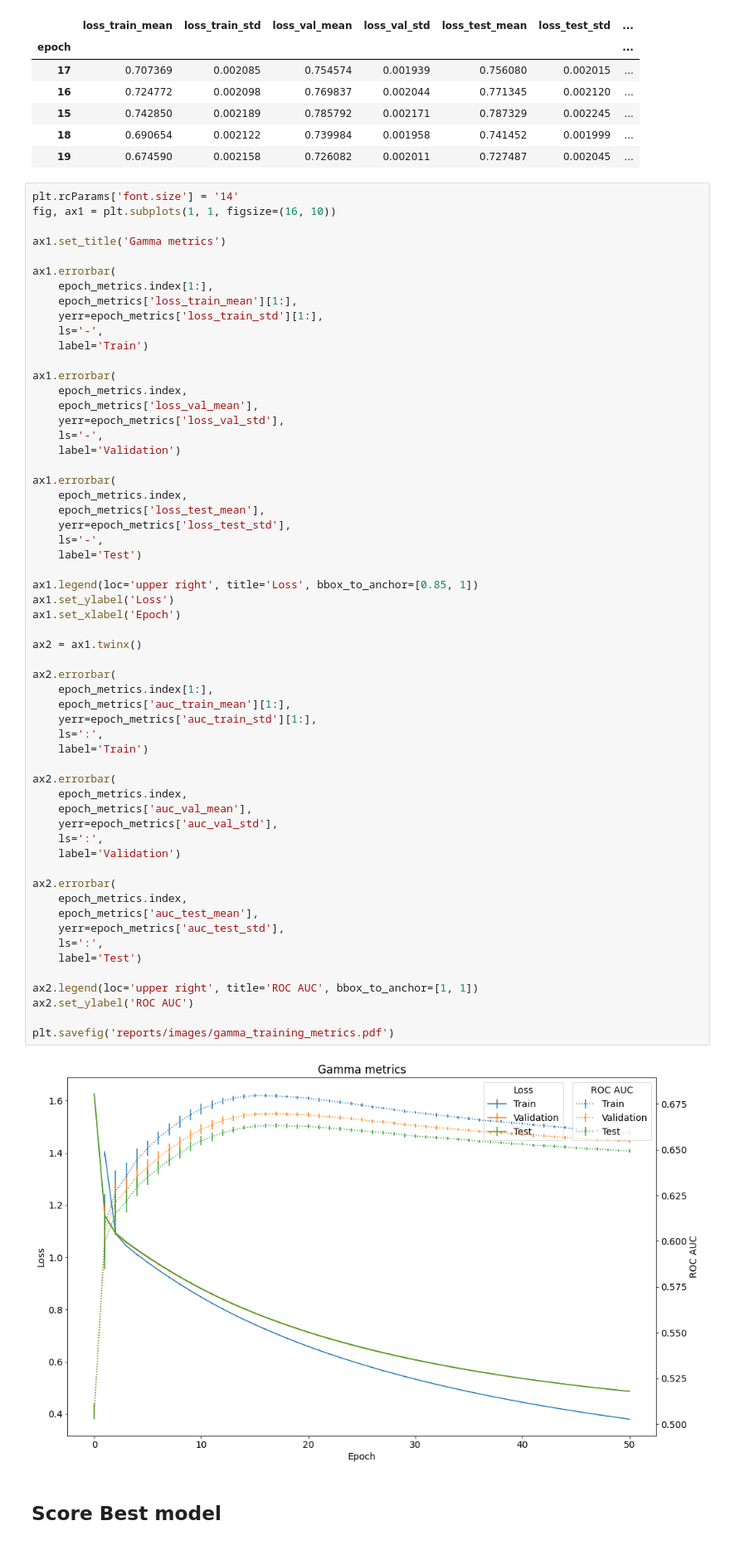
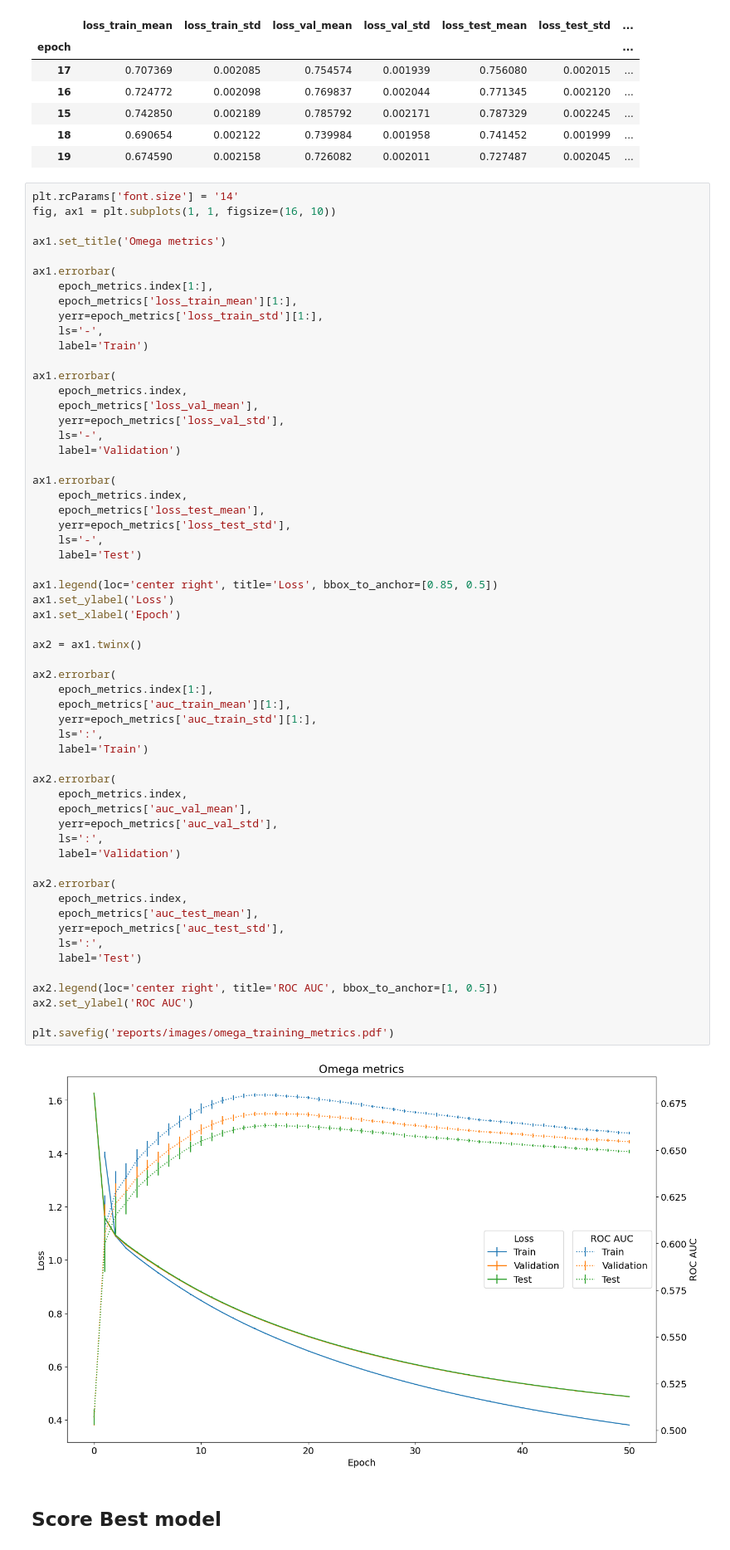
Before and after one commit to caiolmart/node-concordance, a Jupyter notebook: notebooks/gamma_function/01-1-positional_graph_sage_gamma_function.ipynb, the cells around one changed output. Shown at 83% size. Cells and saved outputs as stored; diff of their text form.

```diff
--- a/notebooks/gamma_function/01-1-positional_graph_sage_gamma_function.ipynb
+++ b/notebooks/gamma_function/01-1-positional_graph_sage_gamma_function.ipynb
@@ -137,7 +138,7 @@ epoch_metrics.sort_values('auc_val_mean', ascending=False).head()
 plt.rcParams['font.size'] = '14'
 fig, ax1 = plt.subplots(1, 1, figsize=(16, 10))
 
-ax1.set_title('Gamma metrics')
+ax1.set_title('Omega metrics')
 
 ax1.errorbar(
     epoch_metrics.index[1:],
@@ -160,39 +161,39 @@ ax1.errorbar(
     ls='-',
     label='Test')
 
-ax1.legend(loc='upper right', title='Loss', bbox_to_anchor=[0.85, 1])
+ax1.legend(loc='center right', title='Loss', bbox_to_anchor=[0.85, 0.5])
 ax1.set_ylabel('Loss')
 ax1.set_xlabel('Epoch')
 
 ax2 = ax1.twinx()
 
 ax2.errorbar(
     epoch_metrics.index[1:],
     epoch_metrics['auc_train_mean'][1:],
     yerr=epoch_metrics['auc_train_std'][1:],
     ls=':',
     label='Train')
 
 ax2.errorbar(
     epoch_metrics.index,
     epoch_metrics['auc_val_mean'],
     yerr=epoch_metrics['auc_val_std'],
     ls=':',
     label='Validation')
 
 ax2.errorbar(
     epoch_metrics.index,
     epoch_metrics['auc_test_mean'],
     yerr=epoch_metrics['auc_test_std'],
     ls=':',
     label='Test')
 
-ax2.legend(loc='upper right', title='ROC AUC', bbox_to_anchor=[1, 1])
+ax2.legend(loc='center right', title='ROC AUC', bbox_to_anchor=[1, 0.5])
 ax2.set_ylabel('ROC AUC')
 
-plt.savefig('reports/images/gamma_training_metrics.pdf')
+plt.savefig('reports/images/omega_training_metrics.pdf')
 # %% [output]
-[figure, old version]
+[figure, new version]
 # %% [markdown]
 ## Score Best model
 # %%
```
Also changed, not shown: parts of 6 cells of this notebook.
